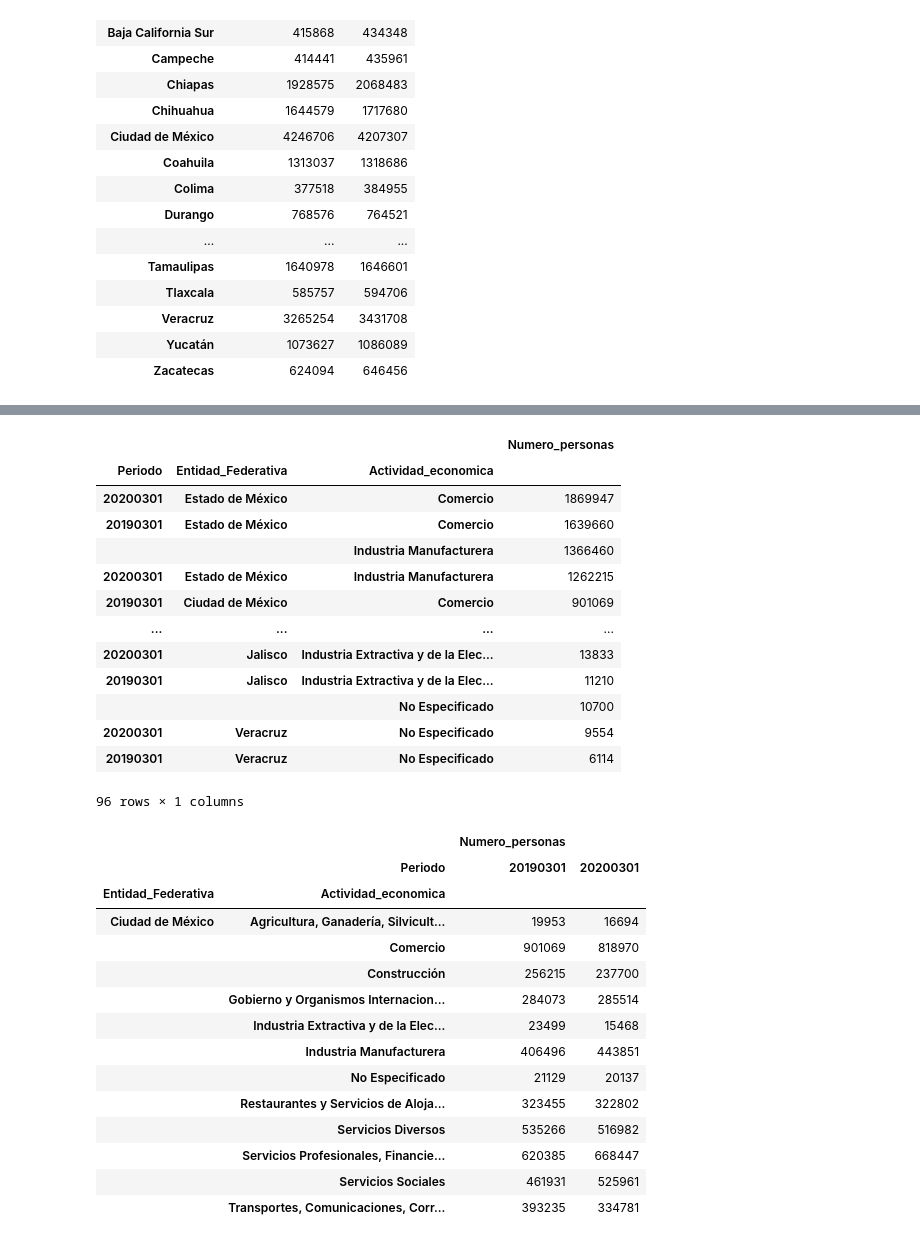
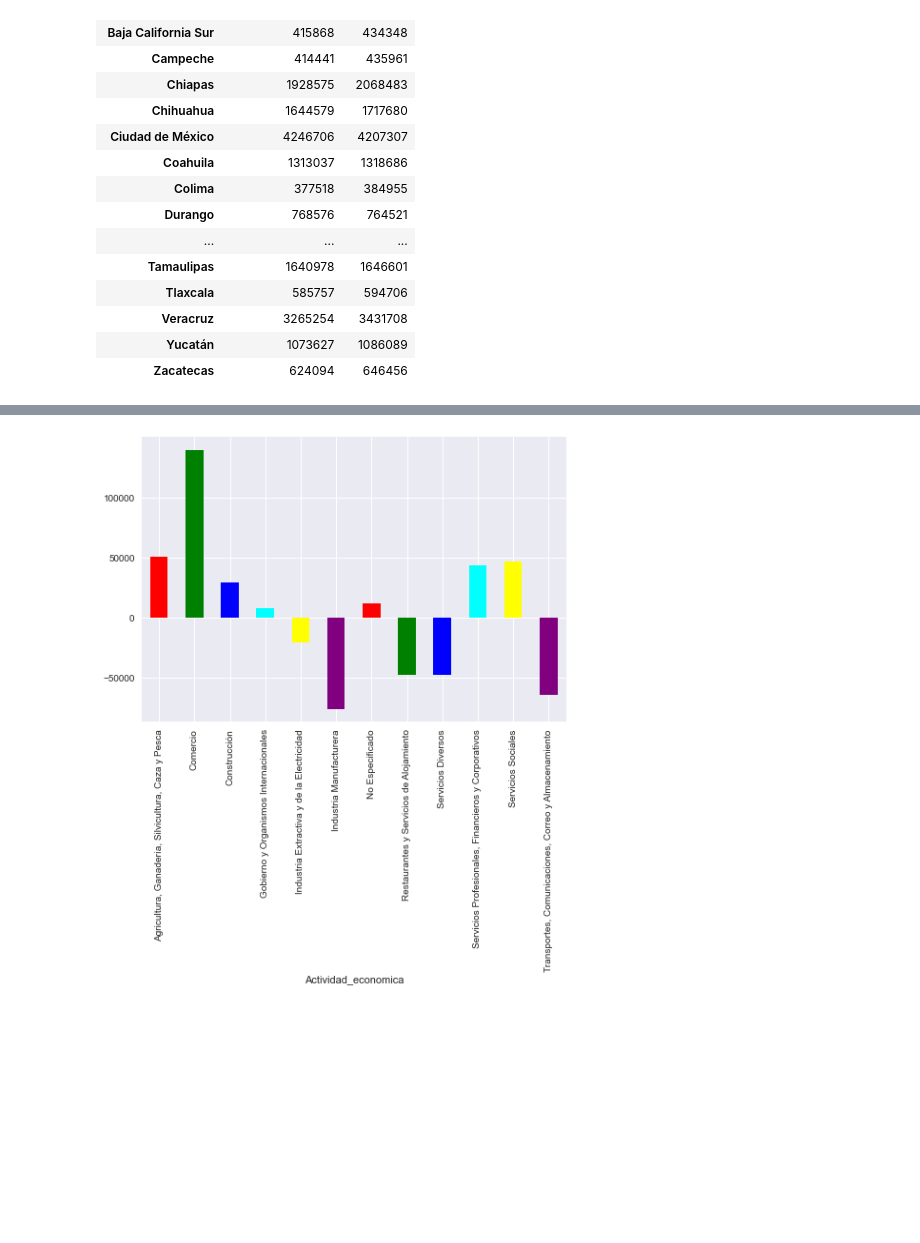
Before and after one commit to magtrejo/Proyecto-Beu, a Jupyter notebook: Ocupacion_x_actividad.ipynb, the cells around one changed output, grey strips where cells are left out. Cells and saved outputs as stored; diff of their text form; code cells hidden in the pictures; blank space fills up the shorter version.

```diff
--- a/Ocupacion_x_actividad.ipynb
+++ b/Ocupacion_x_actividad.ipynb
@@ -229,43 +300,12 @@ df_periodos_edos
 # %%
 # Se obtienen las Actividades que tuvieron mayor variación
-df_periodos_activ = df_periodos_edos.groupby(['Periodo','Entidad_Federativa','Actividad_economica']).sum()
-df_periodos_activ
+#df_periodos_activ = df_periodos_edos.groupby(['Periodo','Entidad_Federativa','Actividad_economica']).sum()
+#df_periodos_activ
+df_periodos_edos_act_gr
+df_temp = df_periodos_edos_act_gr.loc[:,"Numero_personas"]
+df_temp
+df_restas = df_temp[20200301] - df_temp[20190301]
+df_restas.sort_values()
+df_restas.plot(kind="bar" ,stacked=True ,color=['red', 'green', 'blue', 'cyan','yellow','purple']);
 # %% [output]
-|  |  |  | Numero_personas |
-| Periodo | Entidad_Federativa | Actividad_economica |  |
-| 20200301 | Estado de México | Comercio | 1869947 |
-| 20190301 | Estado de México | Comercio | 1639660 |
-|  |  | Industria Manufacturera | 1366460 |
-| 20200301 | Estado de México | Industria Manufacturera | 1262215 |
-| 20190301 | Ciudad de México | Comercio | 901069 |
-| ... | ... | ... | ... |
-| 20200301 | Jalisco | Industria Extractiva y de la Elec... | 13833 |
-| 20190301 | Jalisco | Industria Extractiva y de la Elec... | 11210 |
-|  |  | No Especificado | 10700 |
-| 20200301 | Veracruz | No Especificado | 9554 |
-| 20190301 | Veracruz | No Especificado | 6114 |
-96 rows × 1 columns
+[figure, added]
-# %%
-df_periodos_activ_cdmx = df_periodos_edos[df_periodos_edos['Entidad_Federativa'].isin(['Ciudad de México'])].sort_values(['Actividad_economica','Numero_personas'], ascending = False)
-df_periodos_activ_cdmx = df_periodos_activ_cdmx.drop(columns=['Grupo_edad','Sexo'])
-df_periodos_activ_cdmx = df_periodos_activ_cdmx.groupby(['Periodo','Entidad_Federativa','Actividad_economica']).sum().sort_values(['Actividad_economica','Numero_personas'], ascending = False)
-df_periodos_activ_cdmx.groupby(['Actividad_economica','Periodo']).agg({'Numero_personas': ['mean', 'min', 'max']})
-df_periodos_activ_cdmx.groupby(['Periodo','Entidad_Federativa','Actividad_economica']).sum().sort_values(['Numero_personas','Actividad_economica'], ascending = False)
-df_periodos_activ_cdmx = df_periodos_activ_cdmx.unstack(0)
-df_periodos_activ_cdmx
-# %% [output]
-|  |  | Numero_personas |  |
-|  | Periodo | 20190301 | 20200301 |
-| Entidad_Federativa | Actividad_economica |  |  |
-| Ciudad de México | Agricultura, Ganadería, Silvicult... | 19953 | 16694 |
-|  | Comercio | 901069 | 818970 |
-|  | Construcción | 256215 | 237700 |
-|  | Gobierno y Organismos Internacion... | 284073 | 285514 |
-|  | Industria Extractiva y de la Elec... | 23499 | 15468 |
-|  | Industria Manufacturera | 406496 | 443851 |
-|  | No Especificado | 21129 | 20137 |
-|  | Restaurantes y Servicios de Aloja... | 323455 | 322802 |
-|  | Servicios Diversos | 535266 | 516982 |
-|  | Servicios Profesionales, Financie... | 620385 | 668447 |
-|  | Servicios Sociales | 461931 | 525961 |
-|  | Transportes, Comunicaciones, Corr... | 393235 | 334781 |
```
Also changed, not shown: parts of 15 cells of this notebook, 2 other files.
